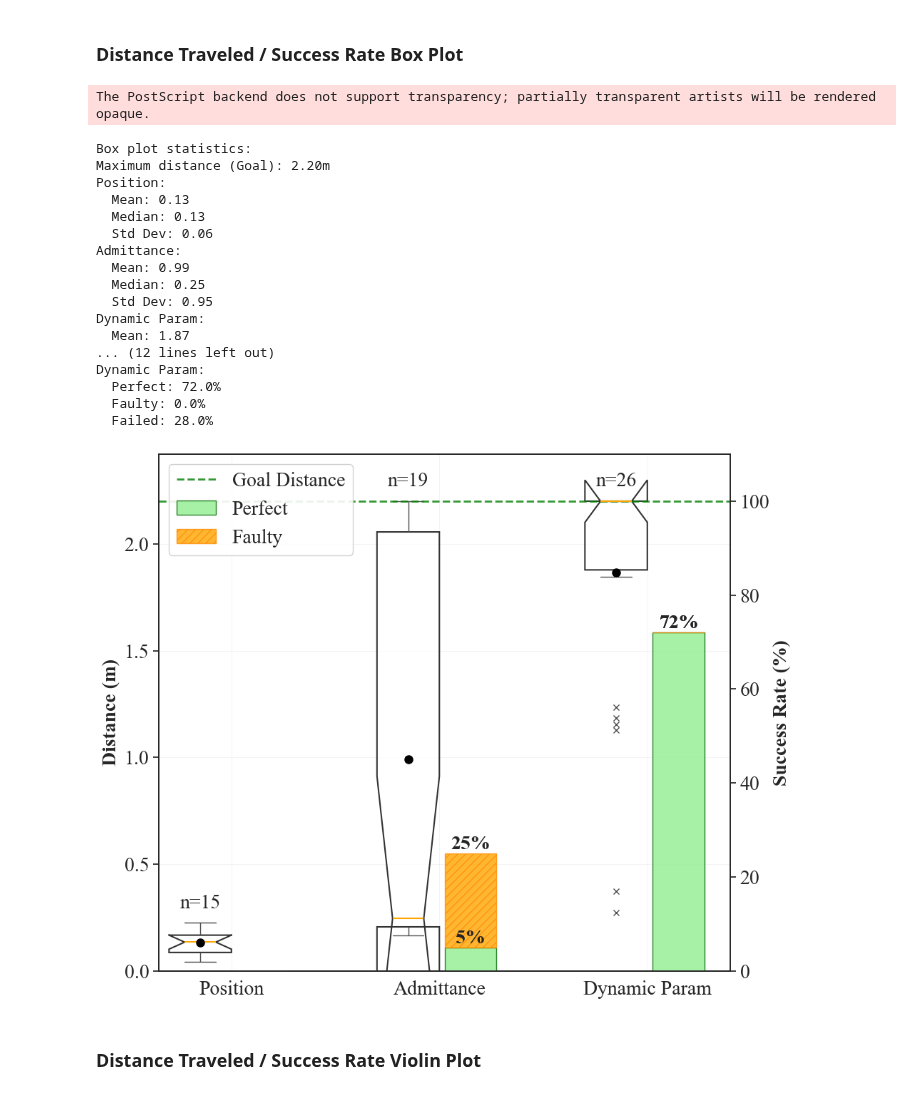
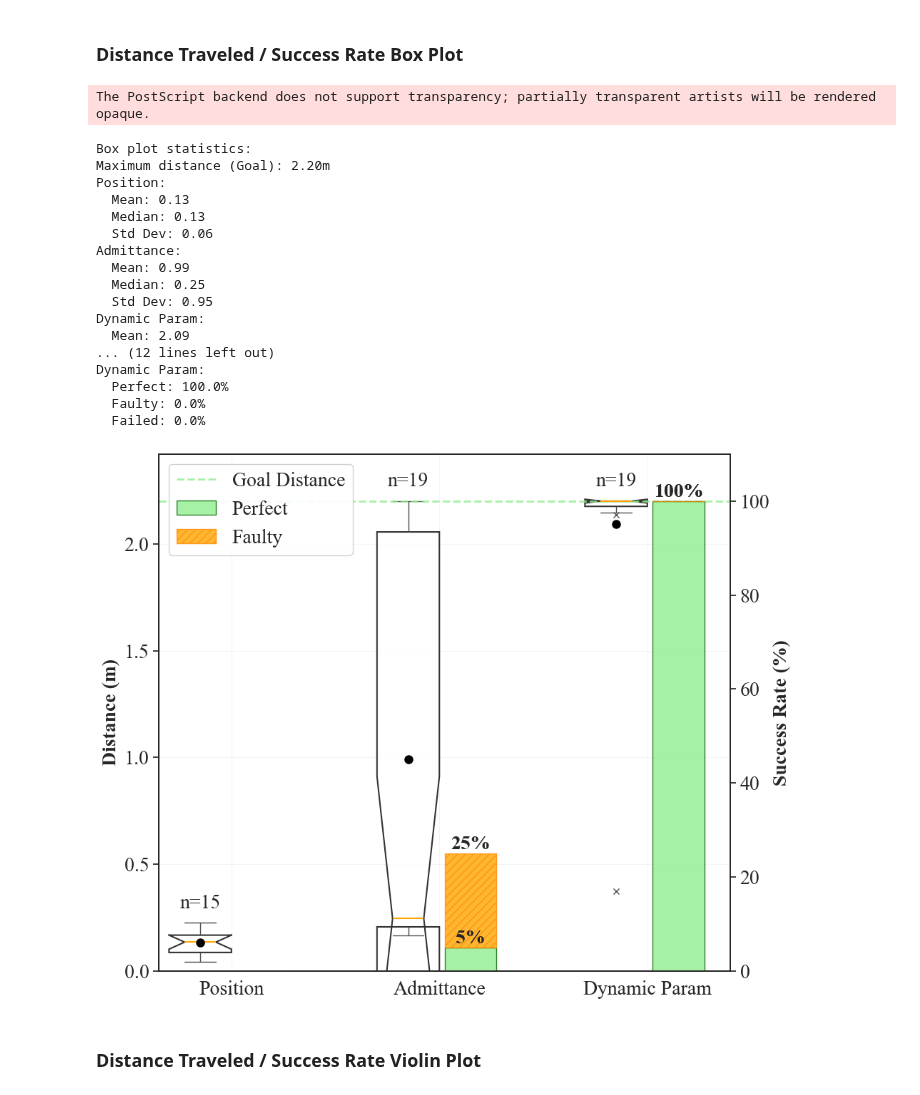
Before and after one commit to BCLab-UNM/MARIAM, a Jupyter notebook: analysis/vicon_experiments/distance_box_plot_generator.ipynb, the cells around one changed output. Saved outputs shown, nothing was run; the diff lists cells and outputs as text; code cells hidden in the pictures.

```diff
--- a/analysis/vicon_experiments/distance_box_plot_generator.ipynb
+++ b/analysis/vicon_experiments/distance_box_plot_generator.ipynb
@@ -322,7 +321,7 @@ A hard-coded array of success rates. Trial succes is categorized in the followin
 success_counts = {
     'p': { 'perfect': 0, 'faulty': 0, 'failed': 20 },
     'a': { 'perfect': 1, 'faulty': 4, 'failed': 15 },
-    'dp': { 'perfect': 18, 'faulty': 0, 'failed': 7 }
+    'dp': { 'perfect': 18, 'faulty': 0, 'failed': 0 }
 }
 
 # Calculate success rates using counts
@@ -426,7 +425,7 @@ def create_distance_box_plot(distance_results, success_rates, fig_size=(18, 6),
     )
 
     # Add horizontal line at maximum distance
-    ax1.axhline(y=max_distance, color='green', linestyle='--', linewidth=2,
+    ax1.axhline(y=max_distance, color='lightgreen', linestyle='--', linewidth=2,
                label='Goal Distance', alpha=0.8)
 
     # Set up primary y-axis
@@ -543,37 +542,37 @@ def create_distance_box_plot(distance_results, success_rates, fig_size=(18, 6),
                 break
 
         if controller_key and controller_key in success_rates:
             rates = success_rates[controller_key]
             print(f"{controller_type}:")
             print(f"  Perfect: {rates['perfect']*100:.1f}%")
             print(f"  Faulty: {rates['faulty']*100:.1f}%")
             print(f"  Failed: {rates['failed']*100:.1f}%")
 
     plt.tight_layout()
     plt.show()
 
 # Call the function
 create_distance_box_plot(distance_results=distance_results, success_rates=success_rates, fig_size=(10, 8), fontsize=20)
 # %% [output]
 The PostScript backend does not support transparency; partially transparent artists will be rendered opaque.
 Box plot statistics:
 Maximum distance (Goal): 2.20m
 Position:
   Mean: 0.13
   Median: 0.13
   Std Dev: 0.06
 Admittance:
   Mean: 0.99
   Median: 0.25
   Std Dev: 0.95
 Dynamic Param:
-  Mean: 1.87
+  Mean: 2.09
 ... (12 lines left out)
 Dynamic Param:
-  Perfect: 72.0%
+  Perfect: 100.0%
   Faulty: 0.0%
-  Failed: 28.0%
+  Failed: 0.0%
-[figure, old version]
+[figure, new version]
 # %% [markdown]
 ### Distance Traveled / Success Rate Violin Plot
 # %%
```
Also changed, not shown: parts of 7 cells of this notebook, 50 other files.
